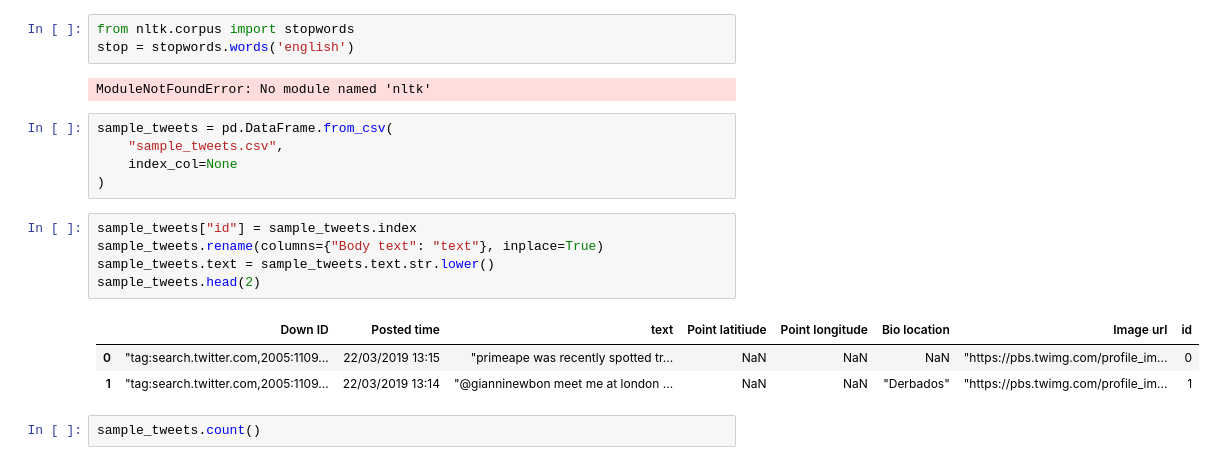
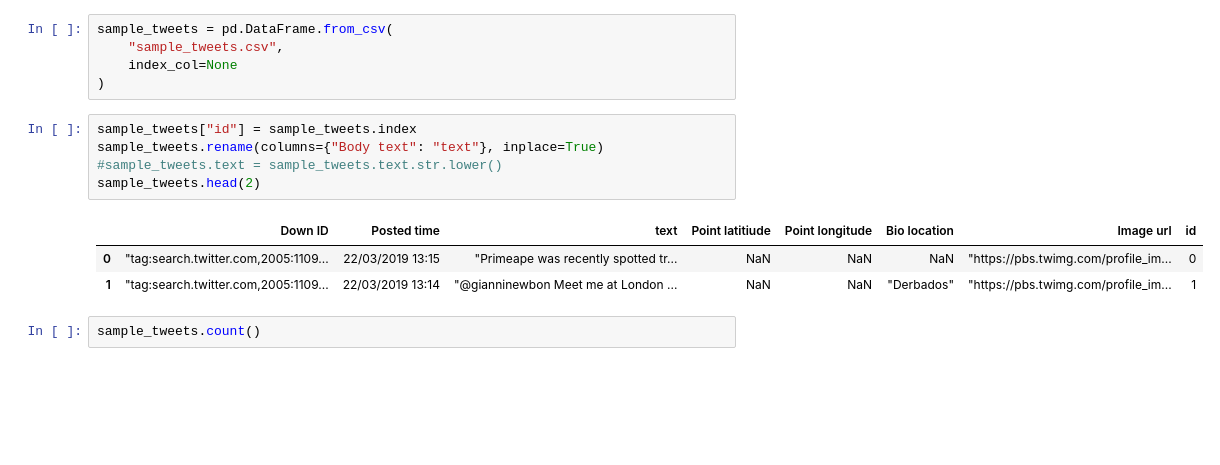
Before and after one commit to agarwal22megha/tweet-categorisation, a Jupyter notebook: twitter_feed_analysis.ipynb, the cells around one changed output. Saved outputs shown, nothing was run; the diff lists cells and outputs as text; blank space fills up the shorter version.

```diff
--- a/twitter_feed_analysis.ipynb
+++ b/twitter_feed_analysis.ipynb
@@ -19,8 +26,3 @@ ImportError: cannot import name 'main'
-# %%
-from nltk.corpus import stopwords
-stop = stopwords.words('english')
-# %% [output]
-ModuleNotFoundError: No module named 'nltk'
 # %%
 sample_tweets = pd.DataFrame.from_csv(
     "sample_tweets.csv",
@@ -29,12 +31,12 @@ sample_tweets = pd.DataFrame.from_csv(
 # %%
 sample_tweets["id"] = sample_tweets.index
 sample_tweets.rename(columns={"Body text": "text"}, inplace=True)
-sample_tweets.text = sample_tweets.text.str.lower()
+#sample_tweets.text = sample_tweets.text.str.lower()
 sample_tweets.head(2)
 # %% [output]
 |  | Down ID | Posted time | text | Point latitiude | Point longitude | Bio location | Image url | id |
-| 0 | "tag:search.twitter.com,2005:1109... | 22/03/2019 13:15 | "primeape was recently spotted tr... | NaN | NaN | NaN | "https://pbs.twimg.com/profile_im... | 0 |
-| 1 | "tag:search.twitter.com,2005:1109... | 22/03/2019 13:14 | "@gianninewbon meet me at london ... | NaN | NaN | "Derbados" | "https://pbs.twimg.com/profile_im... | 1 |
+| 0 | "tag:search.twitter.com,2005:1109... | 22/03/2019 13:15 | "Primeape was recently spotted tr... | NaN | NaN | NaN | "https://pbs.twimg.com/profile_im... | 0 |
+| 1 | "tag:search.twitter.com,2005:1109... | 22/03/2019 13:14 | "@gianninewbon Meet me at London ... | NaN | NaN | "Derbados" | "https://pbs.twimg.com/profile_im... | 1 |
 # %%
 sample_tweets.count()
 # %% [output]
```
Also changed, not shown: parts of 41 cells of this notebook.
